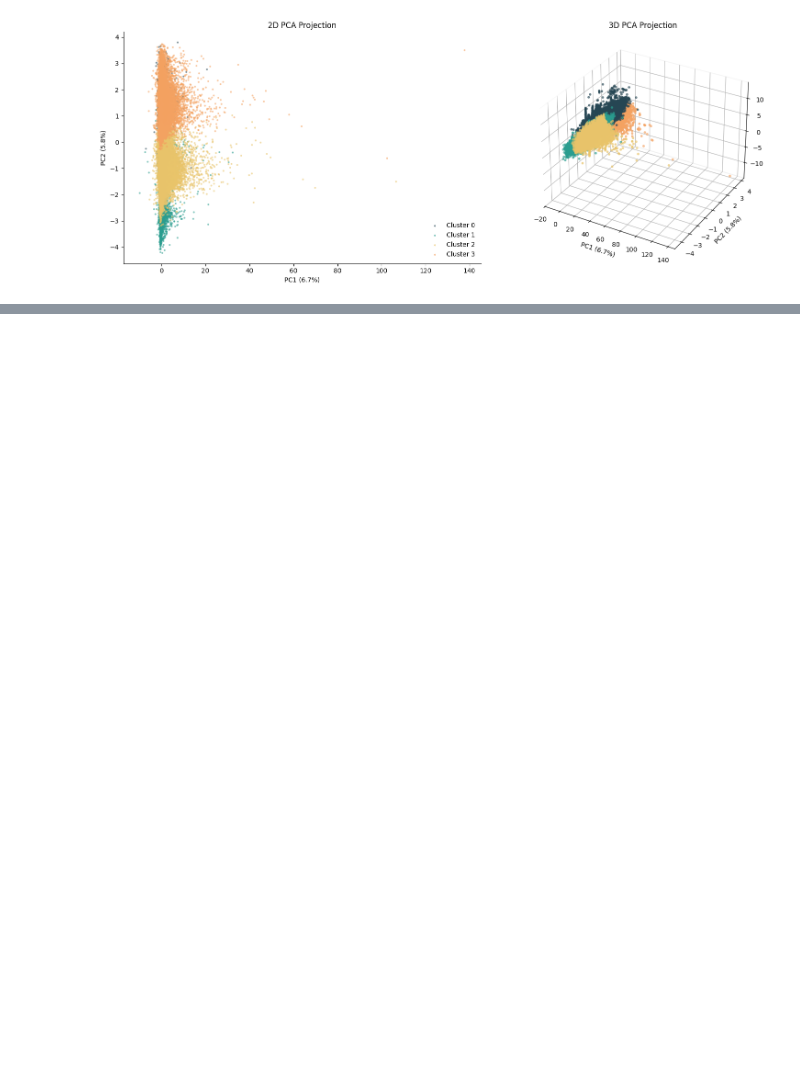
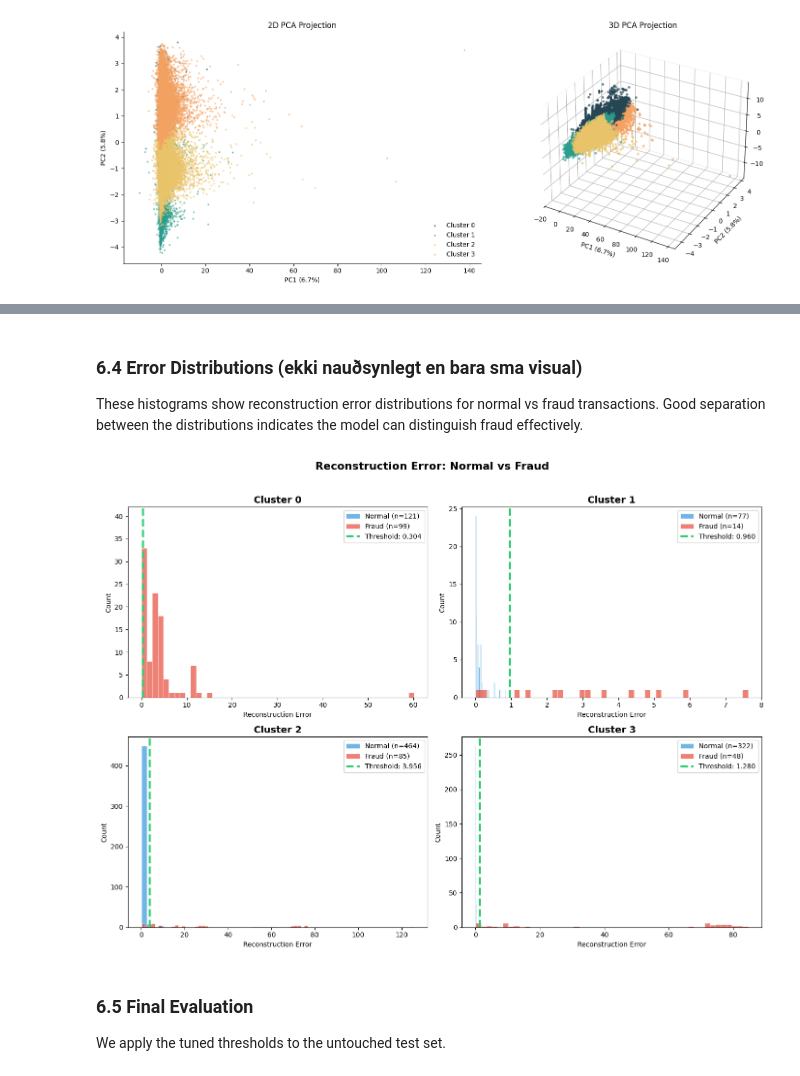
Before and after one commit to sunnakaradottir/data_science, a Jupyter notebook: notebooks/project.ipynb, the cells around one changed output, grey strips where cells are left out. Cells and saved outputs as stored; diff of their text form; code cells hidden in the pictures; blank space fills up the shorter version.

```diff
--- a/notebooks/project.ipynb
+++ b/notebooks/project.ipynb
@@ -274,0 +583,34 @@ plt.show()
+# %% [markdown]
+### 6.4 Error Distributions (ekki nauðsynlegt en bara sma visual)
+These histograms show reconstruction error distributions for normal vs fraud transactions. Good separation between the distributions indicates the model can distinguish fraud effectively.
+# %%
+fig, axes = plt.subplots(2, 2, figsize=(14, 10))
+
+for cid, ax in enumerate(axes.flatten()):
+    errors = cluster_data_tune[cid]['errors']
+    labels = cluster_data_tune[cid]['labels']
+
+    normal_errors = errors[labels == 0]
+    fraud_errors = errors[labels == 1]
+
+    ax.hist(normal_errors, bins=50, alpha=0.7, label=f'Normal (n={len(normal_errors)})',
+            color='#3498db', edgecolor='white', linewidth=0.5)
+    ax.hist(fraud_errors, bins=50, alpha=0.7, label=f'Fraud (n={len(fraud_errors)})',
+            color='#e74c3c', edgecolor='white', linewidth=0.5)
+
+    ax.axvline(optimal_thresholds[cid], color='#2ecc71', linestyle='--', linewidth=3,
+                label=f'Threshold: {optimal_thresholds[cid]:.3f}')
+
+    ax.set_title(f'Cluster {cid}', fontsize=14, fontweight='bold')
+    ax.set_xlabel('Reconstruction Error')
+    ax.set_ylabel('Count')
+    ax.legend(loc='upper right', framealpha=0.9)
+
+plt.suptitle('Reconstruction Error: Normal vs Fraud', fontsize=16, fontweight='bold', y=1.02)
+plt.tight_layout()
+plt.show()
+# %% [output]
+[figure, added]
+# %% [markdown]
+### 6.5 Final Evaluation
+We apply the tuned thresholds to the untouched test set.
```
Also changed, not shown: parts of 20 cells of this notebook.
